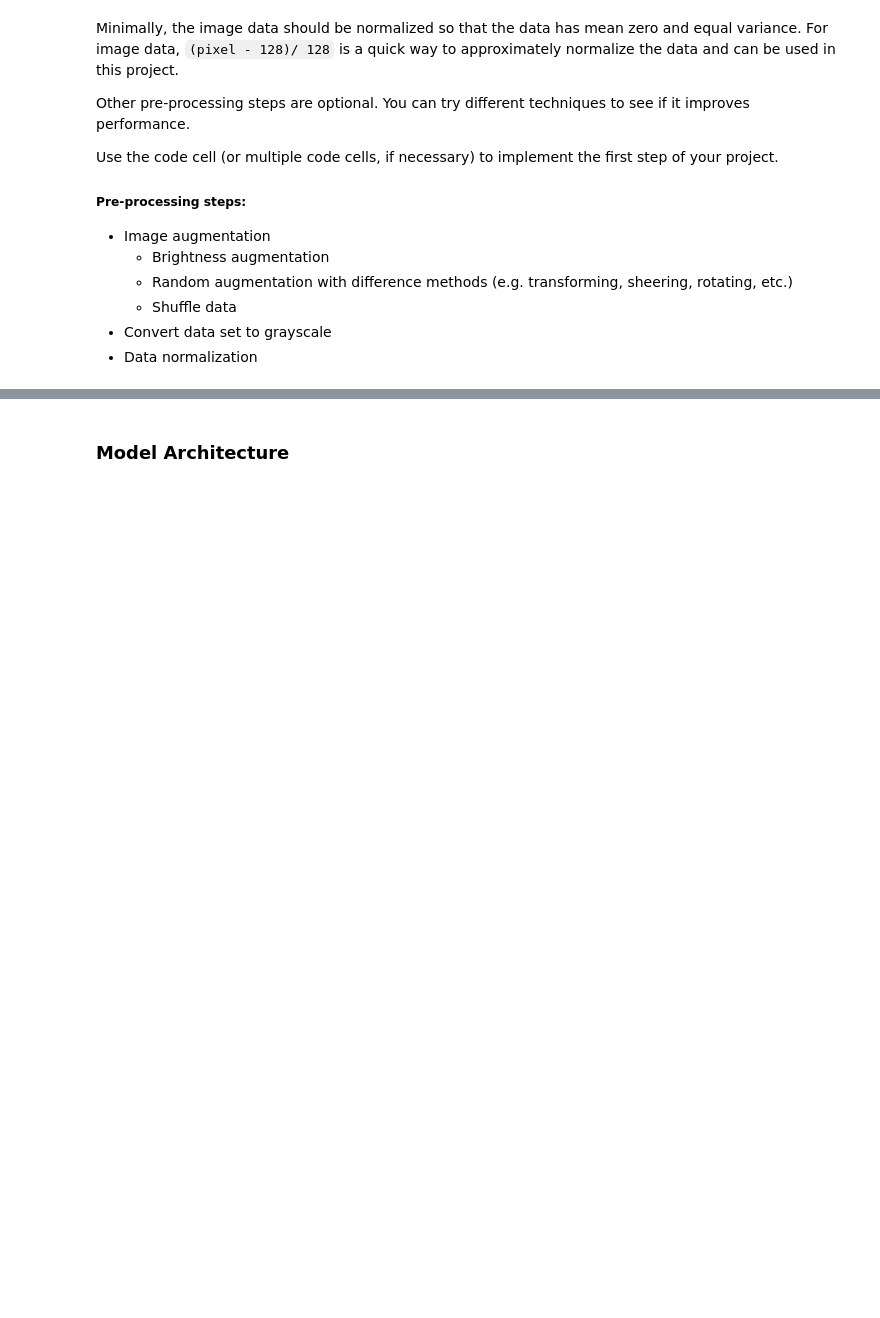
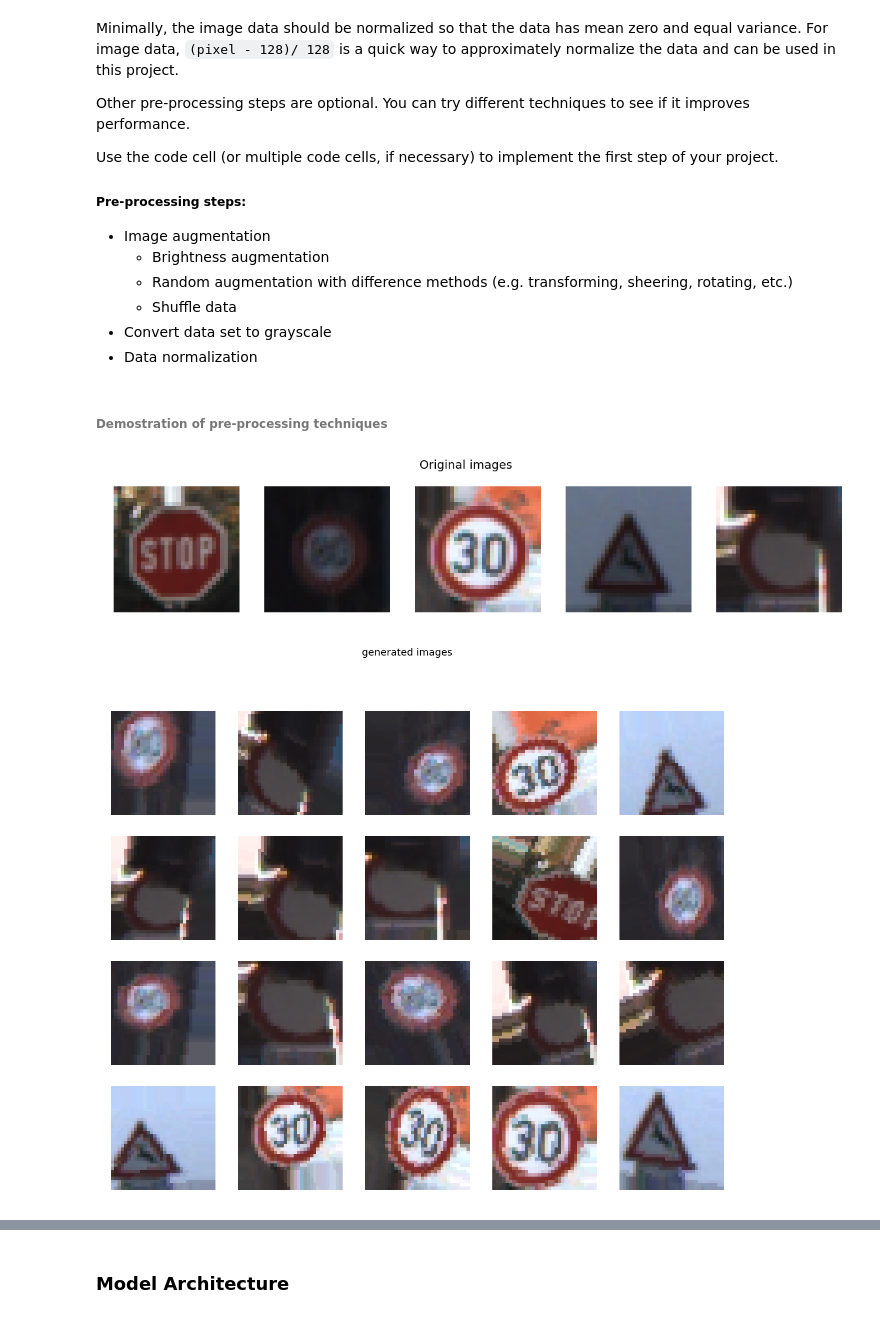
Before and after one commit to truongconghiep/CarND-Traffic-Sign-Classifier-Project, a Jupyter notebook: Traffic_Sign_Classifier.ipynb, the cells around one changed output, grey strips where cells are left out. Saved outputs shown, nothing was run; the diff lists cells and outputs as text; code cells hidden in the pictures; blank space fills up the shorter version.

```diff
--- a/Traffic_Sign_Classifier.ipynb
+++ b/Traffic_Sign_Classifier.ipynb
@@ -327,13 +349,10 @@ def Data_Normalization(data):
 ---
 ## Step 0: Load The Data
 # %%
-training_file = 'train.p'
-validation_file= 'valid.p'
-testing_file = 'test.p'
 # read data from pickle files
-X_train, y_train = Read_Data_From_Pickle(training_file)
-X_valid, y_valid = Read_Data_From_Pickle(validation_file)
-X_test, y_test = Read_Data_From_Pickle(testing_file)
+X_train, y_train = Read_Data_From_Pickle('train.p')
+X_valid, y_valid = Read_Data_From_Pickle('valid.p')
+X_test, y_test = Read_Data_From_Pickle('test.p')
 # %% [markdown]
 ---
 
@@ -448,6 +467,33 @@ Use the code cell (or multiple code cells, if necessary) to implement the first
     * Shuffle data
 * Convert data set to grayscale
 * Data normalization
+# %% [markdown]
+###### Demostration of pre-processing techniques
+# %%
+number_of_example_img = 5
+# example images
+example_images, example_labels = Get_n_images_randomly(X_train, number_of_example_img, y_train)
+Plot_Images((np.array(example_images)), 'Original images')
+preprocessed_images = []
+Brightness augmentation
+for image in example_images:
+    preprocessed_images.append(augment_brightness_1_image(image))
+Plot_Images(preprocessed_images, 'Brightness augmented images')
+generate images
+converted_img = []
+for img in example_images:
+    converted_img.append(img_to_array(img))
+preprocessed_images = np.array(GenerateNewSubsetData(np.array(converted_img), 10, 10))
+Plot_Images(preprocessed_images, 'Generated images')
+# Grayscale conversion
+preprocessed_images = Convert_Data_To_GrayScale(example_images)
+Plot_Images(preprocessed_images, 'Grayscaled images')
+# Normlisation
+preprocessed_images = Data_Normalization(preprocessed_images)
+Plot_Images(preprocessed_images, 'Normalized images')
+# %% [output]
+[figure, added]
+[figure, added]
 # %%
 # augment the data set
 X_train, y_train = Image_Augmentation(X_train, y_train)
```
Also changed, not shown: parts of 17 cells of this notebook, 4 other files.
